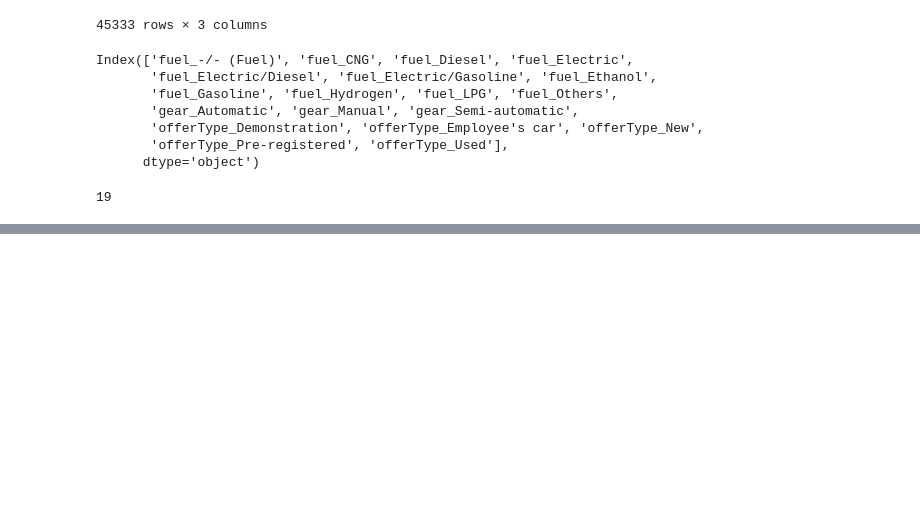
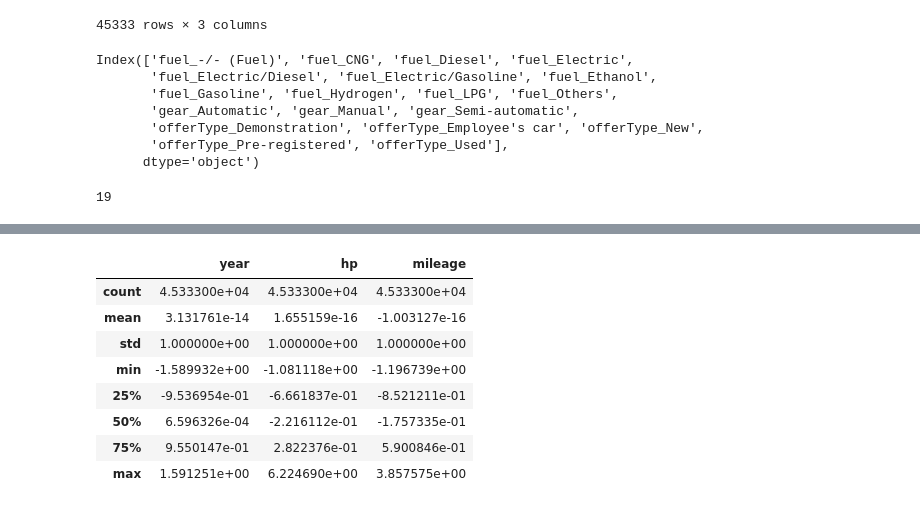
Before and after one commit to sh1rokovs/Machine_Learning_Car_Price, a Jupyter notebook: taskClassified.ipynb, the cells around one changed output, grey strips where cells are left out. Saved outputs shown, nothing was run; the diff lists cells and outputs as text; code cells hidden in the pictures; blank space fills up the shorter version.

```diff
--- a/taskClassified.ipynb
+++ b/taskClassified.ipynb
@@ -639,2 +647,12 @@ data_numerical_without_Driven_Wheels = (data_numerical_without_Driven_Wheels - d
 # %%
-data_numerical_without_Driven_Wheels.describe()
+data_numerical.describe()
+# %% [output]
+|  | year | hp | mileage |
+| count | 4.533300e+04 | 4.533300e+04 | 4.533300e+04 |
+| mean | 3.131761e-14 | 1.655159e-16 | -1.003127e-16 |
+| std | 1.000000e+00 | 1.000000e+00 | 1.000000e+00 |
+| min | -1.589932e+00 | -1.081118e+00 | -1.196739e+00 |
+| 25% | -9.536954e-01 | -6.661837e-01 | -8.521211e-01 |
+| 50% | 6.596326e-04 | -2.216112e-01 | -1.757335e-01 |
+| 75% | 9.550147e-01 | 2.822376e-01 | 5.900846e-01 |
+| max | 1.591251e+00 | 6.224690e+00 | 3.857575e+00 |
```
Also changed, not shown: parts of 39 cells of this notebook.
